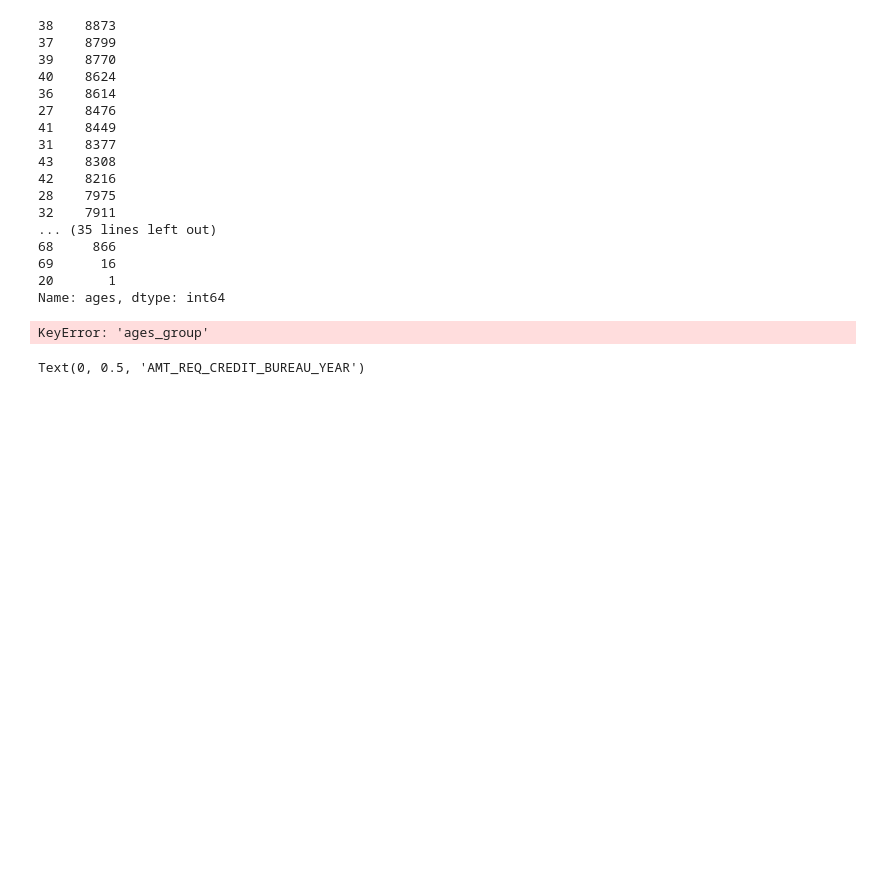
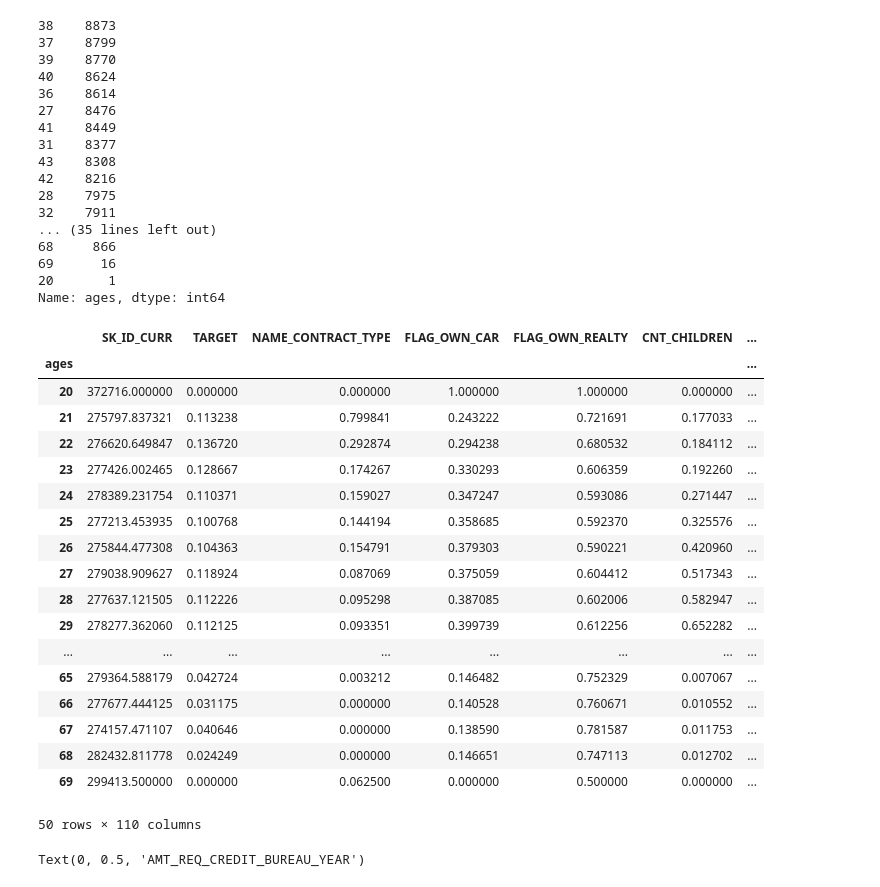
Before and after one commit to j3004111/AI_100_Days, a Jupyter notebook: Day_018_HW.ipynb, the cells around one changed output. Drawn from its saved outputs; the diff is of its cells as text; code cells hidden in the pictures; blank space fills up the shorter version.

```diff
--- a/Day_018_HW.ipynb
+++ b/Day_018_HW.ipynb
@@ -121,10 +121,28 @@ app_train["ages"].value_counts()
 20       1
 Name: ages, dtype: int64
 # %%
-app_train_group = app_train.groupby('ages_group').mean()
+app_train_group = app_train.groupby('ages').mean()
 app_train_group
 # %% [output]
+|  | SK_ID_CURR | TARGET | NAME_CONTRACT_TYPE | FLAG_OWN_CAR | FLAG_OWN_REALTY | CNT_CHILDREN | ... |
+| ages |  |  |  |  |  |  | ... |
+| 20 | 372716.000000 | 0.000000 | 0.000000 | 1.000000 | 1.000000 | 0.000000 | ... |
+| 21 | 275797.837321 | 0.113238 | 0.799841 | 0.243222 | 0.721691 | 0.177033 | ... |
+| 22 | 276620.649847 | 0.136720 | 0.292874 | 0.294238 | 0.680532 | 0.184112 | ... |
+| 23 | 277426.002465 | 0.128667 | 0.174267 | 0.330293 | 0.606359 | 0.192260 | ... |
+| 24 | 278389.231754 | 0.110371 | 0.159027 | 0.347247 | 0.593086 | 0.271447 | ... |
+| 25 | 277213.453935 | 0.100768 | 0.144194 | 0.358685 | 0.592370 | 0.325576 | ... |
+| 26 | 275844.477308 | 0.104363 | 0.154791 | 0.379303 | 0.590221 | 0.420960 | ... |
+| 27 | 279038.909627 | 0.118924 | 0.087069 | 0.375059 | 0.604412 | 0.517343 | ... |
+| 28 | 277637.121505 | 0.112226 | 0.095298 | 0.387085 | 0.602006 | 0.582947 | ... |
+| 29 | 278277.362060 | 0.112125 | 0.093351 | 0.399739 | 0.612256 | 0.652282 | ... |
+| ... | ... | ... | ... | ... | ... | ... | ... |
+| 65 | 279364.588179 | 0.042724 | 0.003212 | 0.146482 | 0.752329 | 0.007067 | ... |
+| 66 | 277677.444125 | 0.031175 | 0.000000 | 0.140528 | 0.760671 | 0.010552 | ... |
+| 67 | 274157.471107 | 0.040646 | 0.000000 | 0.138590 | 0.781587 | 0.011753 | ... |
+| 68 | 282432.811778 | 0.024249 | 0.000000 | 0.146651 | 0.747113 | 0.012702 | ... |
+| 69 | 299413.500000 | 0.000000 | 0.062500 | 0.000000 | 0.500000 | 0.000000 | ... |
-KeyError: 'ages_group'
+50 rows × 110 columns
 # %%
 plt.figure(figsize = (15, 10))
 plt.bar(range(len(app_train_group.index)), app_train_group['AMT_REQ_CREDIT_BUREAU_YEAR'])
```
